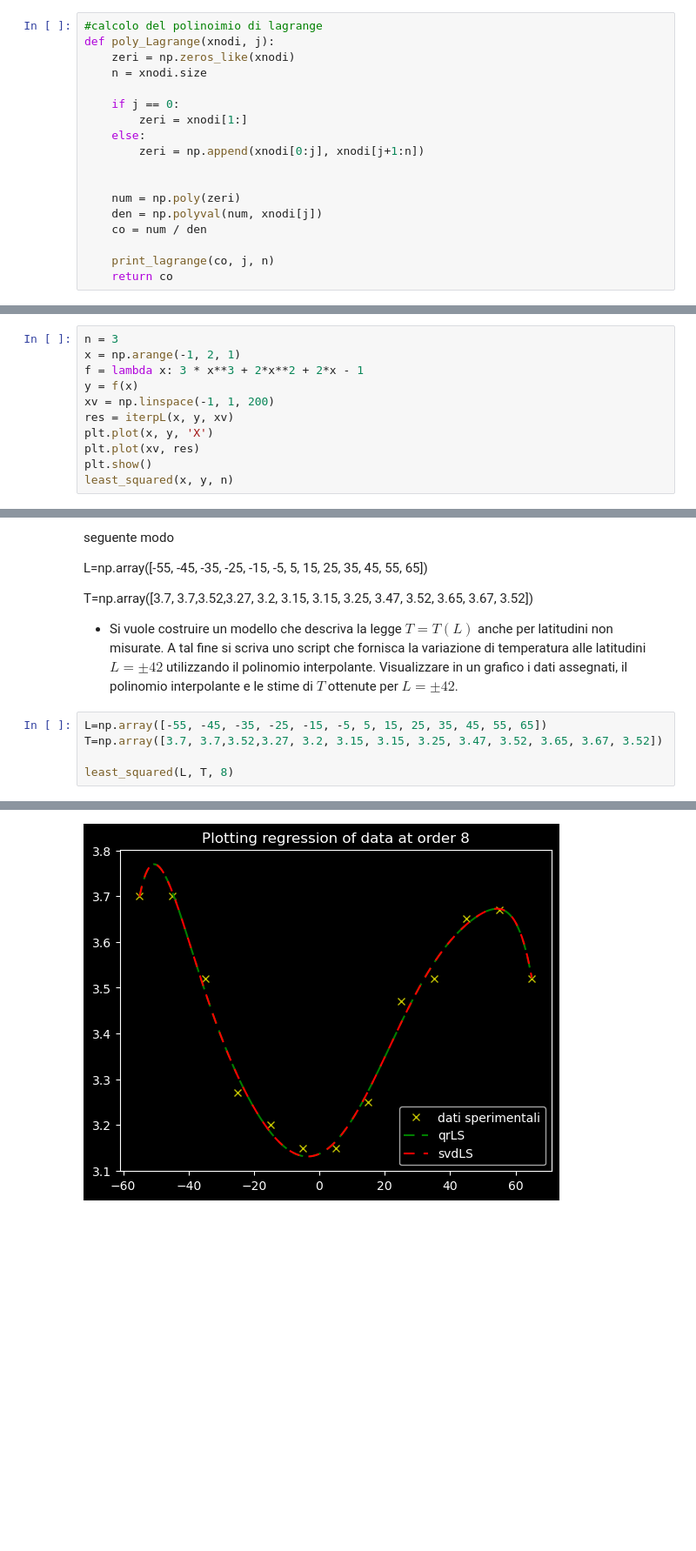
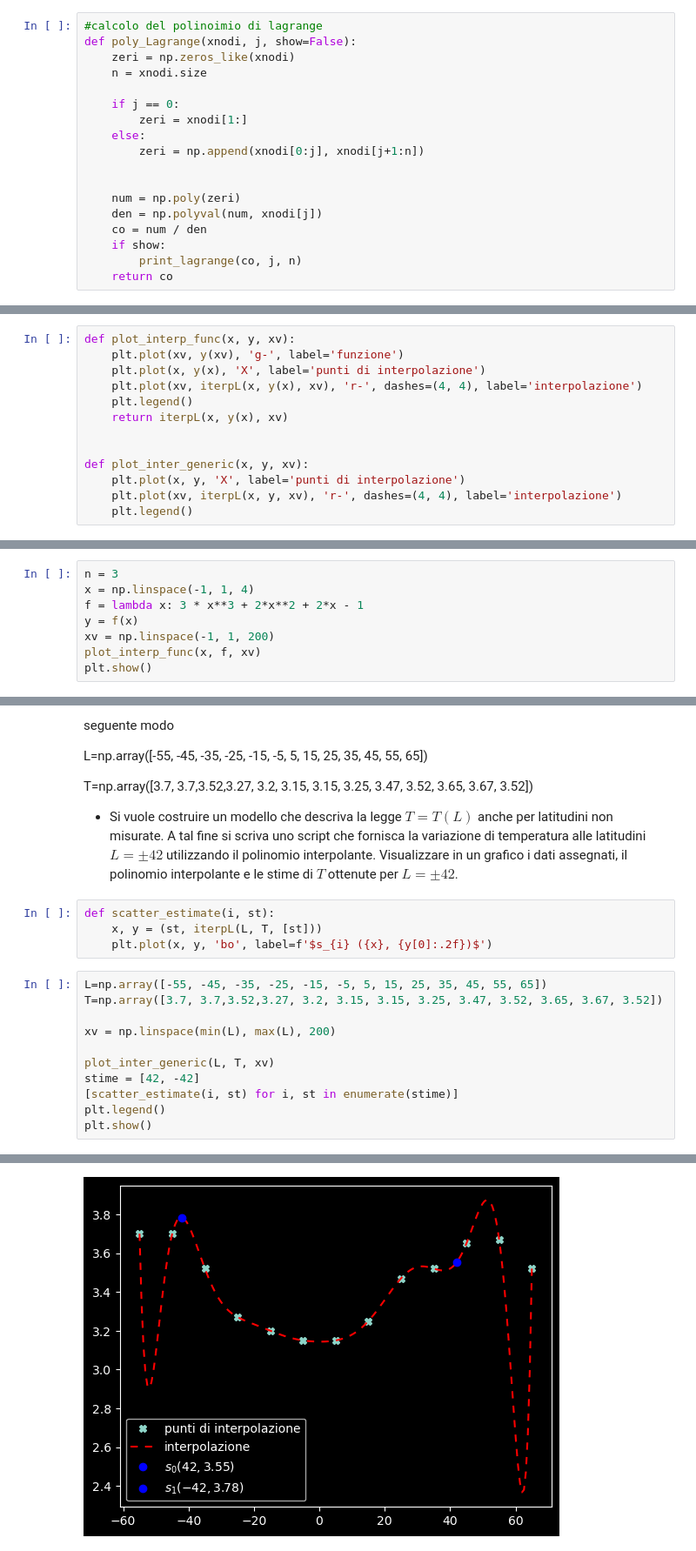
Before and after one commit to KeegTheBoi/metodi_numerici_es, a Jupyter notebook: Lecture 10/ESercitazione_10.ipynb, the cells around one changed output, grey strips where cells are left out. Shown: that part at 87% size. Saved outputs shown, nothing was run; the diff lists cells and outputs as text; blank space fills up the shorter version.

```diff
--- a/Lecture 10/ESercitazione_10.ipynb
+++ b/Lecture 10/ESercitazione_10.ipynb
@@ -306,7 +306,7 @@ def print_lagrange(coeff, j, n):
     display_function(g, f='L_{ '+f'{j}'+' }^{({ '+f'{n}'+' })}', varsym=sym.symbols(f"x"))
 # %%
 #calcolo del polinoimio di lagrange
-def poly_Lagrange(xnodi, j):
+def poly_Lagrange(xnodi, j, show=False):
     zeri = np.zeros_like(xnodi)
     n = xnodi.size
 
@@ -319,8 +319,8 @@ def poly_Lagrange(xnodi, j):
     num = np.poly(zeri)
     den = np.polyval(num, xnodi[j])
     co = num / den
-
-    print_lagrange(co, j, n)
+    if show:
+        print_lagrange(co, j, n)
     return co
 # %%
 def iterpL(x, y, xv):
@@ -333,3 +333,16 @@ Realizzare uno script che calcoli nella forma di Lagrange i polinomi che
 interpolano le funzioni test $\sin(x)$ e $\cos(x)$ nei punti $x_k = k \pi/2$, con
 $k = 0, 1, 2, 3, 4$. Visualizzare graficamente i polinomi ottenuti insieme
 alle funzioni assegnate.
+# %%
+def plot_interp_func(x, y, xv):
+    plt.plot(xv, y(xv), 'g-', label='funzione')
+    plt.plot(x, y(x), 'X', label='punti di interpolazione')
+    plt.plot(xv, iterpL(x, y(x), xv), 'r-', dashes=(4, 4), label='interpolazione')
+    plt.legend()
+    return iterpL(x, y(x), xv)
+
+
+def plot_inter_generic(x, y, xv):
+    plt.plot(x, y, 'X', label='punti di interpolazione')
+    plt.plot(xv, iterpL(x, y, xv), 'r-', dashes=(4, 4), label='interpolazione')
+    plt.legend()
@@ -339,13 +369,10 @@ Realizzare uno script python che interpola le coppie $x_i,y_i$, $i=0,\cdots,3$
 dove $x_i,i=0,3$ sono punti equidistanti nell' intervallo [-1,1] e $y_i=f(x_i)$ dove $f(x)=3x^3+2x^2+2x-1$
 # %%
 n = 3
-x = np.arange(-1, 2, 1)
+x = np.linspace(-1, 1, 4)
 f = lambda x: 3 * x**3 + 2*x**2 + 2*x - 1
 y = f(x)
 xv = np.linspace(-1, 1, 200)
-res = iterpL(x, y, xv)
-plt.plot(x, y, 'X')
-plt.plot(xv, res)
+plot_interp_func(x, f, xv)
 plt.show()
-least_squared(x, y, n)
 # %% [output]
@@ -378,9 +389,19 @@ T=np.array([3.7, 3.7,3.52,3.27, 3.2, 3.15, 3.15, 3.25, 3.47, 3.52, 3.65, 3.67, 3
 
 
 - Si vuole costruire un modello che descriva la legge $T = T(L)$ anche per latitudini non misurate. A tal fine si scriva uno script che fornisca la variazione di temperatura alle latitudini $L = \pm 42$ utilizzando il polinomio interpolante. Visualizzare in un grafico i dati assegnati, il polinomio interpolante e le stime di $T$ ottenute per $L = \pm 42$.
+# %%
+def scatter_estimate(i, st):
+    x, y = (st, iterpL(L, T, [st]))
+    plt.plot(x, y, 'bo', label=f'$s_{i} ({x}, {y[0]:.2f})$')
 # %%
 L=np.array([-55, -45, -35, -25, -15, -5, 5, 15, 25, 35, 45, 55, 65])
 T=np.array([3.7, 3.7,3.52,3.27, 3.2, 3.15, 3.15, 3.25, 3.47, 3.52, 3.65, 3.67, 3.52])
 
-least_squared(L, T, 8)
+xv = np.linspace(min(L), max(L), 200)
+
+plot_inter_generic(L, T, xv)
+stime = [42, -42]
+[scatter_estimate(i, st) for i, st in enumerate(stime)]
+plt.legend()
+plt.show()
 # %% [output]
@@ -400,4 +408,4 @@ Residuo (norma 2) → 0.007074946415813326
-[figure, old version]
+[figure, new version]
 # %% [markdown]
 ## Esercizio 4
 
```
Also changed, not shown: parts of 10 cells of this notebook, 4 other files.
